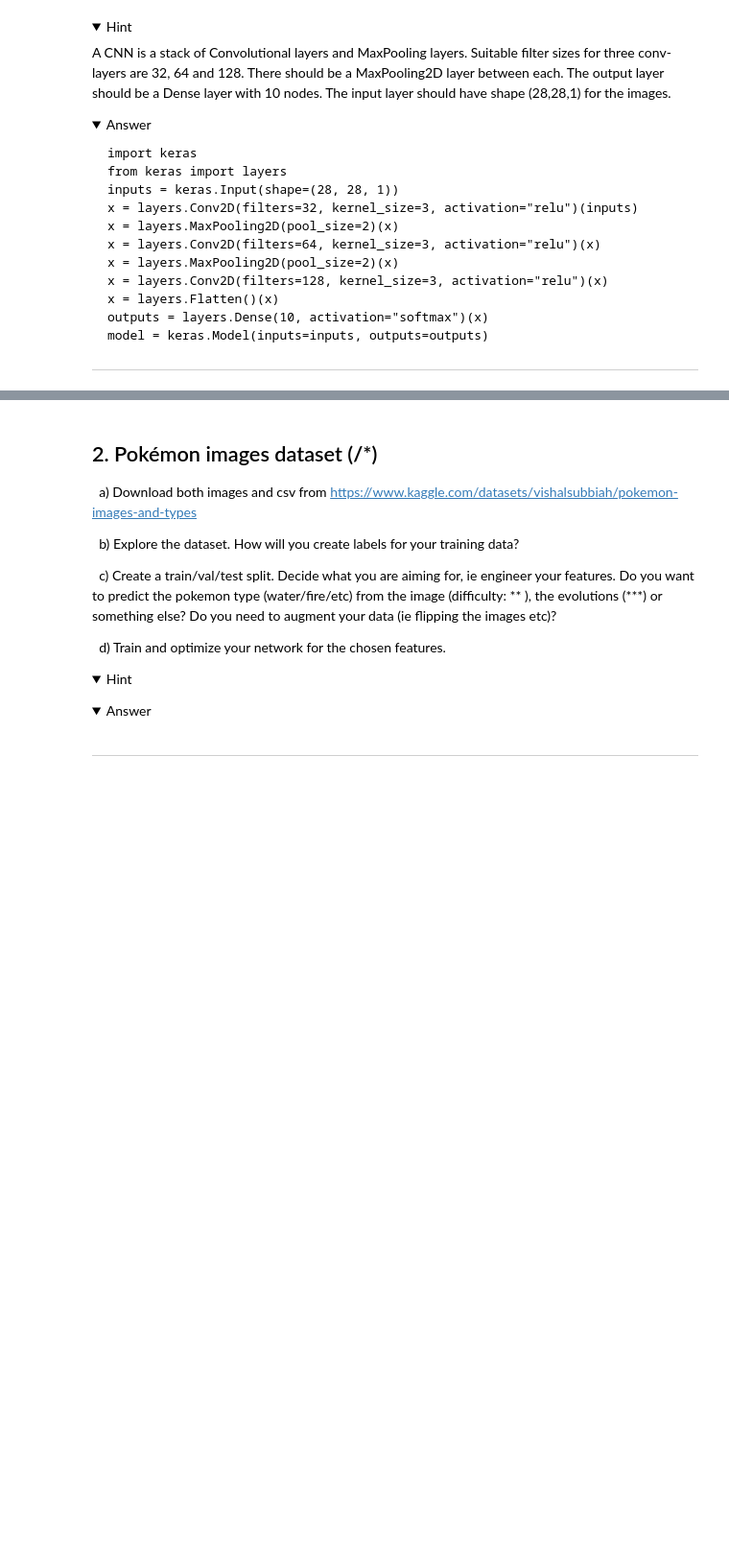
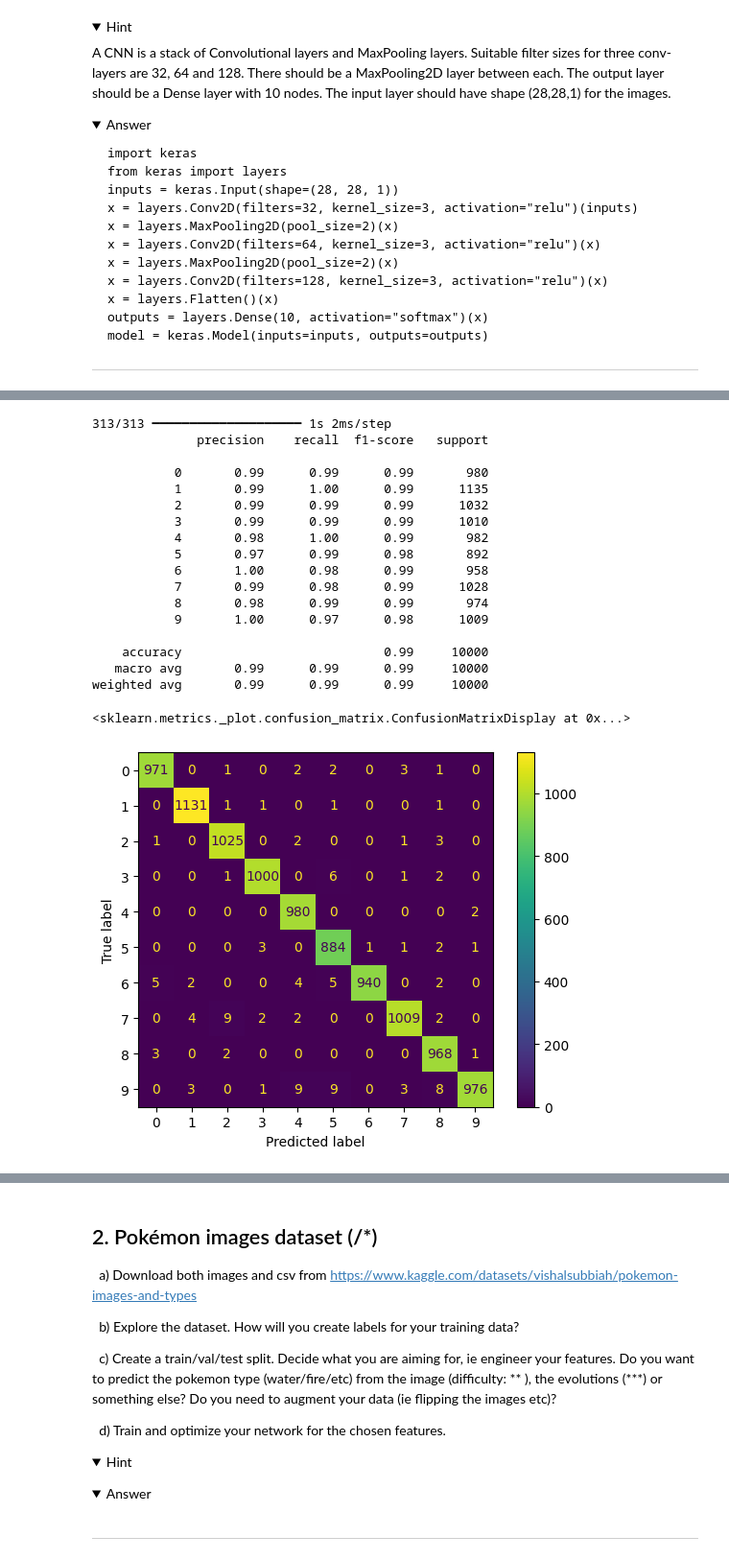
Before and after one commit to nabil0n/DeepLearning, a Jupyter notebook: exercises/E2-CNN.ipynb, the cells around one changed output, grey strips where cells are left out. Shown at 96% size. Drawn from its saved outputs; the diff is of its cells as text; code cells hidden in the pictures; folded sections open; blank space fills up the shorter version.

```diff
--- a/exercises/E2-CNN.ipynb
+++ b/exercises/E2-CNN.ipynb
@@ -45,0 +135,27 @@ model = keras.Model(inputs=inputs, outputs=outputs)
+# %%
+from sklearn.metrics import confusion_matrix, classification_report, ConfusionMatrixDisplay
+
+Y_pred = model.predict(X_test).argmax(axis=1)
+cm = confusion_matrix(Y_test, Y_pred)
+print(classification_report(Y_test, Y_pred))
+ConfusionMatrixDisplay(cm).plot()
+# %% [output]
+313/313 ━━━━━━━━━━━━━━━━━━━━ 1s 2ms/step
+              precision    recall  f1-score   support
+
+           0       0.99      0.99      0.99       980
+           1       0.99      1.00      0.99      1135
+           2       0.99      0.99      0.99      1032
+           3       0.99      0.99      0.99      1010
+           4       0.98      1.00      0.99       982
+           5       0.97      0.99      0.98       892
+           6       1.00      0.98      0.99       958
+           7       0.99      0.98      0.99      1028
+           8       0.98      0.99      0.99       974
+           9       1.00      0.97      0.98      1009
+
+    accuracy                           0.99     10000
+   macro avg       0.99      0.99      0.99     10000
+weighted avg       0.99      0.99      0.99     10000
+<sklearn.metrics._plot.confusion_matrix.ConfusionMatrixDisplay at 0x...>
+[figure, added]
```
Also changed, not shown: parts of 11 cells of this notebook, 2 other files.
